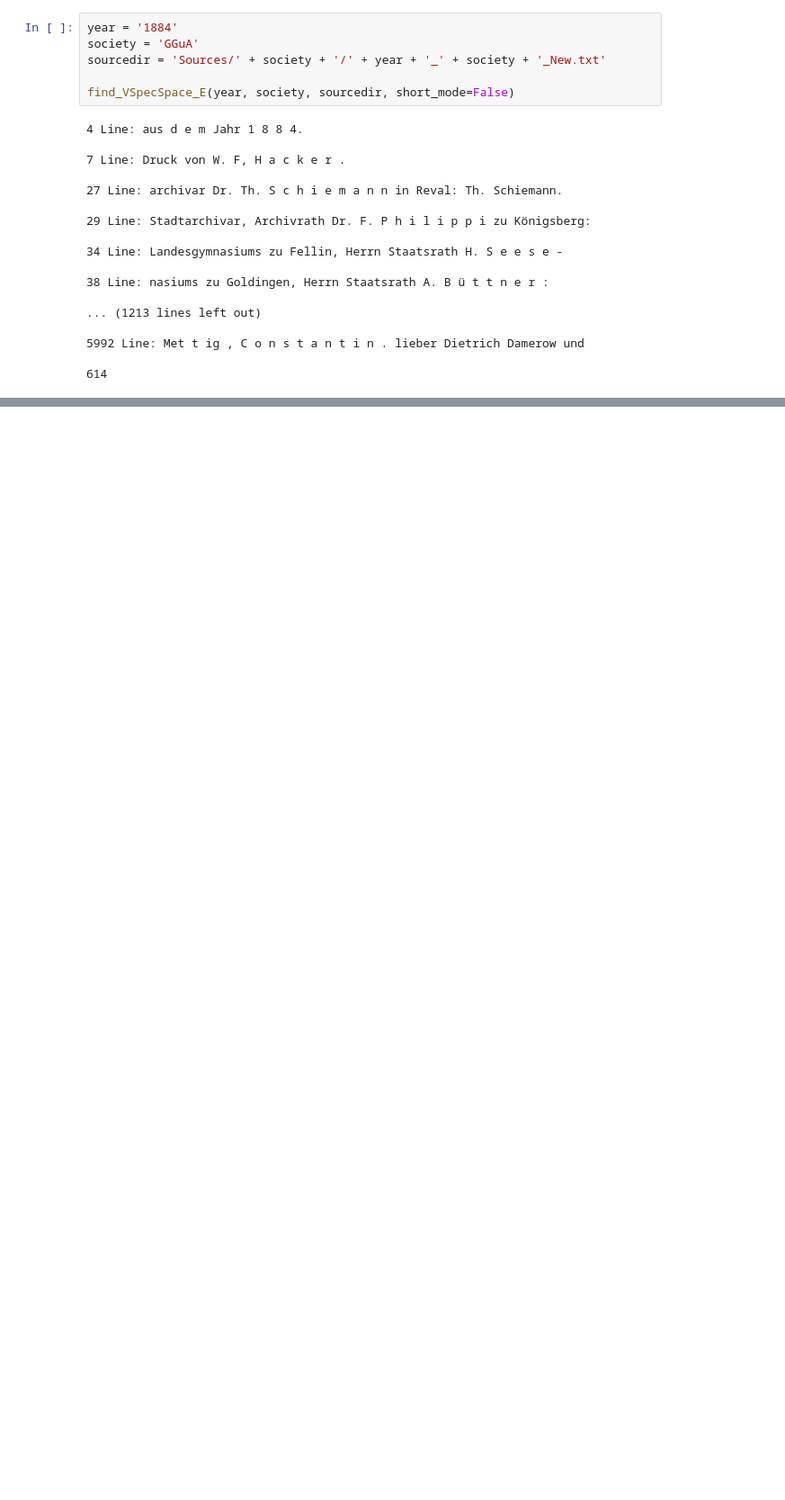
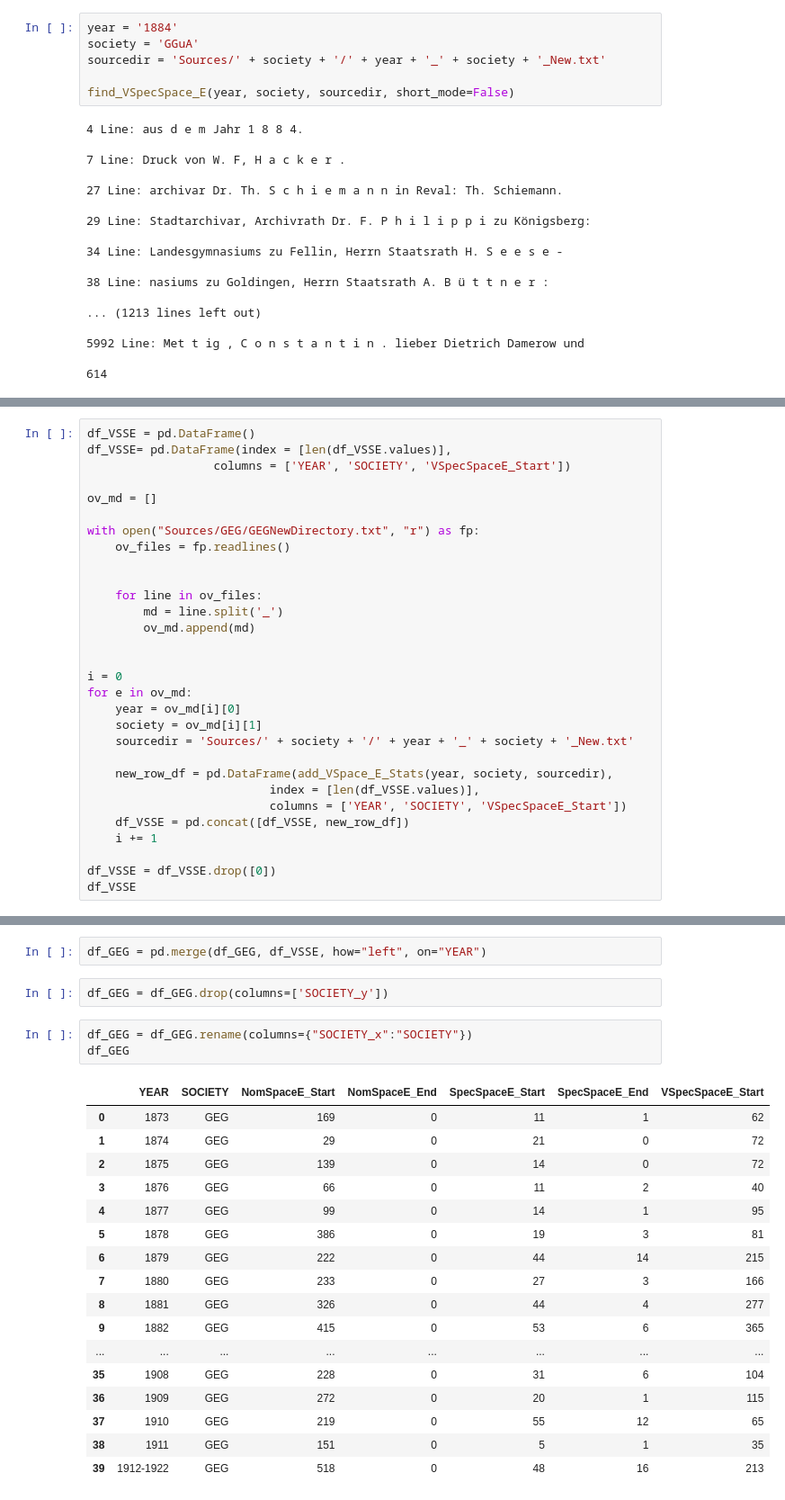
Before and after one commit to LeimLarissa/Baltic-German-Intelligentsia, a Jupyter notebook: G1T1CleaningOCRErrors.ipynb, the cells around one changed output, grey strips where cells are left out. Shown at 90% size. Drawn from its saved outputs; the diff is of its cells as text; blank space fills up the shorter version.

Commit message:
Combine overall stats

```diff
--- a/G1T1CleaningOCRErrors.ipynb
+++ b/G1T1CleaningOCRErrors.ipynb
@@ -1411,0 +1474,30 @@ find_VSpecSpace_E(year, society, sourcedir, short_mode=False)
+# %%
+df_VSSE = pd.DataFrame()
+df_VSSE= pd.DataFrame(index = [len(df_VSSE.values)],
+                  columns = ['YEAR', 'SOCIETY', 'VSpecSpaceE_Start'])
+
+ov_md = []
+
+with open("Sources/GEG/GEGNewDirectory.txt", "r") as fp:
+    ov_files = fp.readlines()
+
+
+    for line in ov_files:
+        md = line.split('_')
+        ov_md.append(md)
+
+
+i = 0
+for e in ov_md:
+    year = ov_md[i][0]
+    society = ov_md[i][1]
+    sourcedir = 'Sources/' + society + '/' + year + '_' + society + '_New.txt'
+
+    new_row_df = pd.DataFrame(add_VSpace_E_Stats(year, society, sourcedir),
+                          index = [len(df_VSSE.values)],
+                          columns = ['YEAR', 'SOCIETY', 'VSpecSpaceE_Start'])
+    df_VSSE = pd.concat([df_VSSE, new_row_df])
+    i += 1
+
+df_VSSE = df_VSSE.drop([0])
+df_VSSE
@@ -1411,0 +1522,25 @@ find_VSpecSpace_E(year, society, sourcedir, short_mode=False)
+# %%
+df_GEG = pd.merge(df_GEG, df_VSSE, how="left", on="YEAR")
+# %%
+df_GEG = df_GEG.drop(columns=['SOCIETY_y'])
+# %%
+df_GEG = df_GEG.rename(columns={"SOCIETY_x":"SOCIETY"})
+df_GEG
+# %% [output]
+|  | YEAR | SOCIETY | NomSpaceE_Start | NomSpaceE_End | SpecSpaceE_Start | SpecSpaceE_End | VSpecSpaceE_Start |
+| 0 | 1873 | GEG | 169 | 0 | 11 | 1 | 62 |
+| 1 | 1874 | GEG | 29 | 0 | 21 | 0 | 72 |
+| 2 | 1875 | GEG | 139 | 0 | 14 | 0 | 72 |
+| 3 | 1876 | GEG | 66 | 0 | 11 | 2 | 40 |
+| 4 | 1877 | GEG | 99 | 0 | 14 | 1 | 95 |
+| 5 | 1878 | GEG | 386 | 0 | 19 | 3 | 81 |
+| 6 | 1879 | GEG | 222 | 0 | 44 | 14 | 215 |
+| 7 | 1880 | GEG | 233 | 0 | 27 | 3 | 166 |
+| 8 | 1881 | GEG | 326 | 0 | 44 | 4 | 277 |
+| 9 | 1882 | GEG | 415 | 0 | 53 | 6 | 365 |
+| ... | ... | ... | ... | ... | ... | ... | ... |
+| 35 | 1908 | GEG | 228 | 0 | 31 | 6 | 104 |
+| 36 | 1909 | GEG | 272 | 0 | 20 | 1 | 115 |
+| 37 | 1910 | GEG | 219 | 0 | 55 | 12 | 65 |
+| 38 | 1911 | GEG | 151 | 0 | 5 | 1 | 35 |
+| 39 | 1912-1922 | GEG | 518 | 0 | 48 | 16 | 213 |
```
Also changed, not shown: parts of 25 cells of this notebook, 6 other files.
